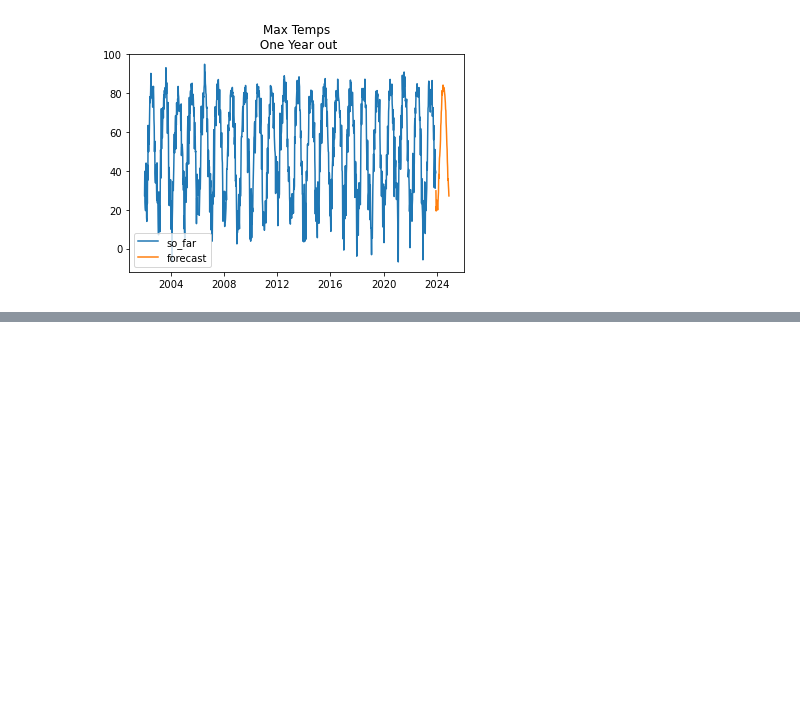
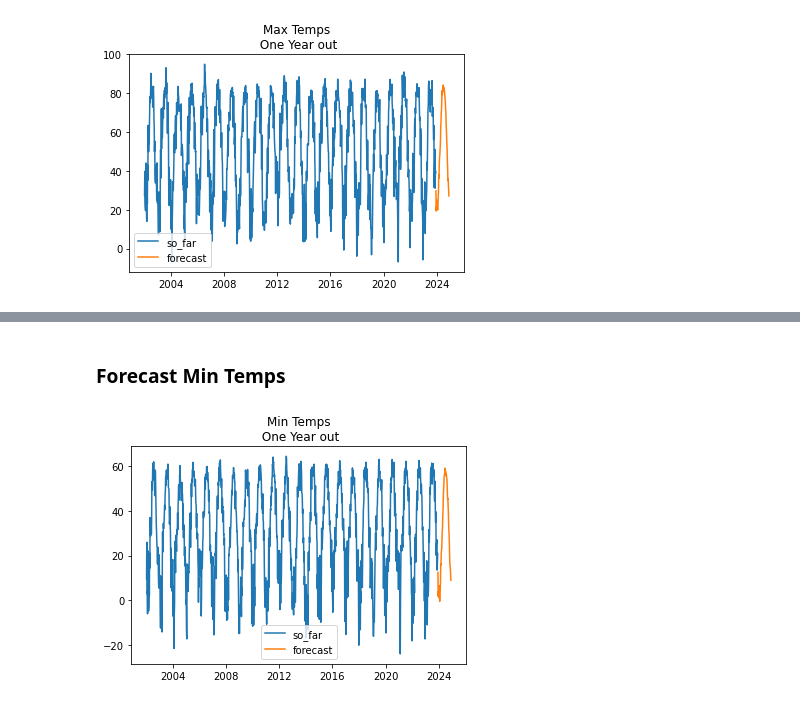
Before and after one commit to jbaumgit/Time-Series-Weather-Forcast-for-Corn-Growth-Degree-Days-in-ND, a Jupyter notebook: EDA_notebook.ipynb, the cells around one changed output, grey strips where cells are left out. Saved outputs shown, nothing was run; the diff lists cells and outputs as text; code cells hidden in the pictures; blank space fills up the shorter version.

Commit message:
forecast Min Temps for 2024

```diff
--- a/EDA_notebook.ipynb
+++ b/EDA_notebook.ipynb
@@ -872,0 +875,19 @@ Freq: W-TUE, Name: predicted_mean, dtype: float64
+# %% [markdown]
+### Forecast Min Temps
+# %%
+sari_mod = SARIMAX(df_min,
+                   order=(1, 1, 1),
+                   seasonal_order=(0, 1, 1, 52),
+                   enforce_stationarity=False,
+                   enforce_invertibility=False).fit()
+# %%
+forecast_min = sari_mod.forecast(steps=52)
+# %%
+fig, ax = plt.subplots()
+ax.plot(df_min, label='so_far')
+ax.plot(forecast_min, label='forecast')
+ax.set_title('Min Temps\n One Year out')
+
+plt.legend();
+# %% [output]
+[figure, added]
```
Also changed, not shown: parts of 7 cells of this notebook.
